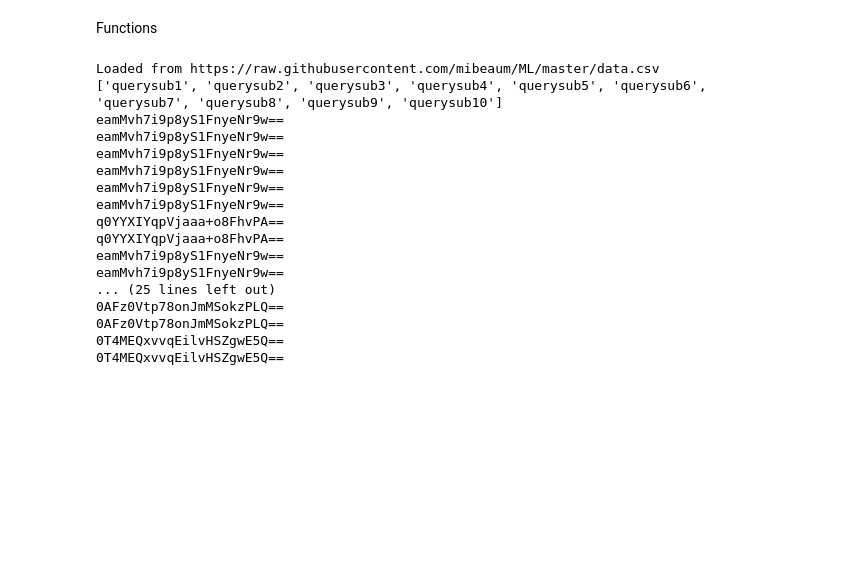
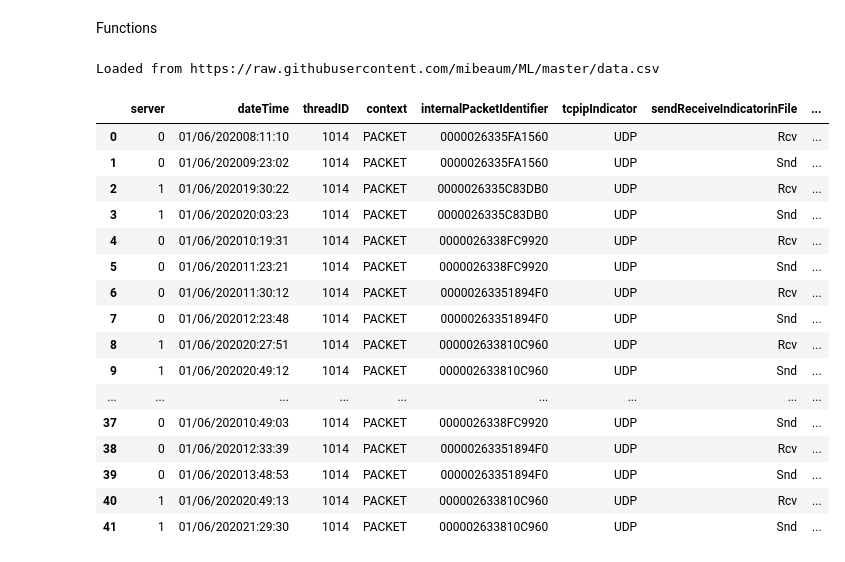
Before and after one commit to mibeaum/DNS, a Jupyter notebook: Domain.ipynb, the cells around one changed output. Cells and saved outputs as stored; diff of their text form; code cells hidden in the pictures; blank space fills up the shorter version.

```diff
--- a/Domain.ipynb
+++ b/Domain.ipynb
@@ -40,32 +40,27 @@ def load_data(filename):
     df = pd.read_csv(url, sep=',', header=0)
     print('Loaded from', url)
     return df
-# %%
-filename = 'data.csv'
-df = load_data(filename)
-
-query_cols = [col for col in df.columns if 'querysub' in col]
-print(query_cols)
-
-for index, row in df.iterrows():
-  for col in query_cols:
-    if col == 'querysub1' and not pd.isnull(df.loc[index, col]):
-         print(row[col])
-# %% [output]
-Loaded from https://raw.githubusercontent.com/mibeaum/ML/master/data.csv
-['querysub1', 'querysub2', 'querysub3', 'querysub4', 'querysub5', 'querysub6', 'querysub7', 'querysub8', 'querysub9', 'querysub10']
-eamMvh7i9p8yS1FnyeNr9w==
-eamMvh7i9p8yS1FnyeNr9w==
-eamMvh7i9p8yS1FnyeNr9w==
-eamMvh7i9p8yS1FnyeNr9w==
-eamMvh7i9p8yS1FnyeNr9w==
-eamMvh7i9p8yS1FnyeNr9w==
-q0YYXIYqpVjaaa+o8FhvPA==
-q0YYXIYqpVjaaa+o8FhvPA==
-eamMvh7i9p8yS1FnyeNr9w==
-eamMvh7i9p8yS1FnyeNr9w==
-... (25 lines left out)
-0AFz0Vtp78onJmMSokzPLQ==
-0AFz0Vtp78onJmMSokzPLQ==
-0T4MEQxvvqEilvHSZgwE5Q==
-0T4MEQxvvqEilvHSZgwE5Q==
+# %%
+filename = 'data.csv'
+df = load_data(filename)
+
+df
+# %% [output]
+Loaded from https://raw.githubusercontent.com/mibeaum/ML/master/data.csv
+|  | server | dateTime | threadID | context | internalPacketIdentifier | tcpipIndicator | sendReceiveIndicatorinFile | ... |
+| 0 | 0 | 01/06/202008:11:10 | 1014 | PACKET | 0000026335FA1560 | UDP | Rcv | ... |
+| 1 | 0 | 01/06/202009:23:02 | 1014 | PACKET | 0000026335FA1560 | UDP | Snd | ... |
+| 2 | 1 | 01/06/202019:30:22 | 1014 | PACKET | 0000026335C83DB0 | UDP | Rcv | ... |
+| 3 | 1 | 01/06/202020:03:23 | 1014 | PACKET | 0000026335C83DB0 | UDP | Snd | ... |
+| 4 | 0 | 01/06/202010:19:31 | 1014 | PACKET | 0000026338FC9920 | UDP | Rcv | ... |
+| 5 | 0 | 01/06/202011:23:21 | 1014 | PACKET | 0000026338FC9920 | UDP | Snd | ... |
+| 6 | 0 | 01/06/202011:30:12 | 1014 | PACKET | 00000263351894F0 | UDP | Rcv | ... |
+| 7 | 0 | 01/06/202012:23:48 | 1014 | PACKET | 00000263351894F0 | UDP | Snd | ... |
+| 8 | 1 | 01/06/202020:27:51 | 1014 | PACKET | 000002633810C960 | UDP | Rcv | ... |
+| 9 | 1 | 01/06/202020:49:12 | 1014 | PACKET | 000002633810C960 | UDP | Snd | ... |
+| ... | ... | ... | ... | ... | ... | ... | ... | ... |
+| 37 | 0 | 01/06/202010:49:03 | 1014 | PACKET | 0000026338FC9920 | UDP | Snd | ... |
+| 38 | 0 | 01/06/202012:33:39 | 1014 | PACKET | 00000263351894F0 | UDP | Rcv | ... |
+| 39 | 0 | 01/06/202013:48:53 | 1014 | PACKET | 00000263351894F0 | UDP | Snd | ... |
+| 40 | 1 | 01/06/202020:49:13 | 1014 | PACKET | 000002633810C960 | UDP | Rcv | ... |
+| 41 | 1 | 01/06/202021:29:30 | 1014 | PACKET | 000002633810C960 | UDP | Snd | ... |
```
Also changed, not shown: parts of 1 cell of this notebook.
